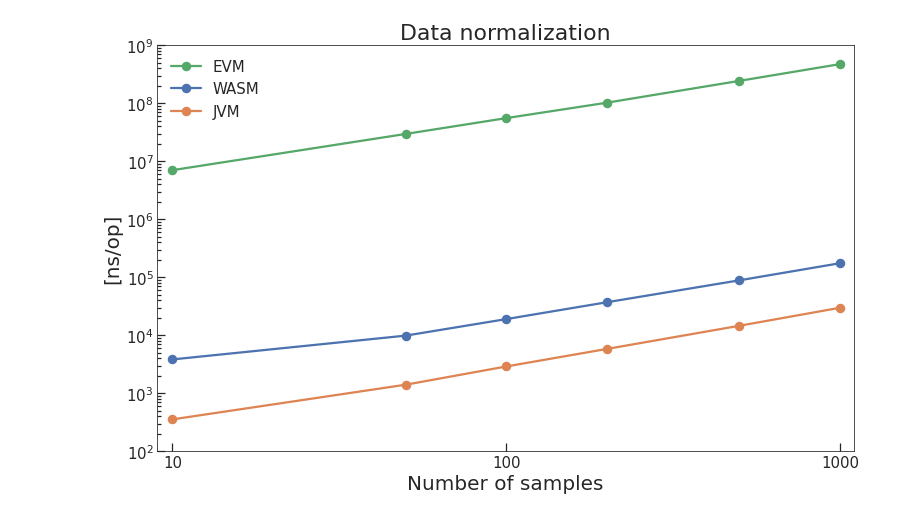
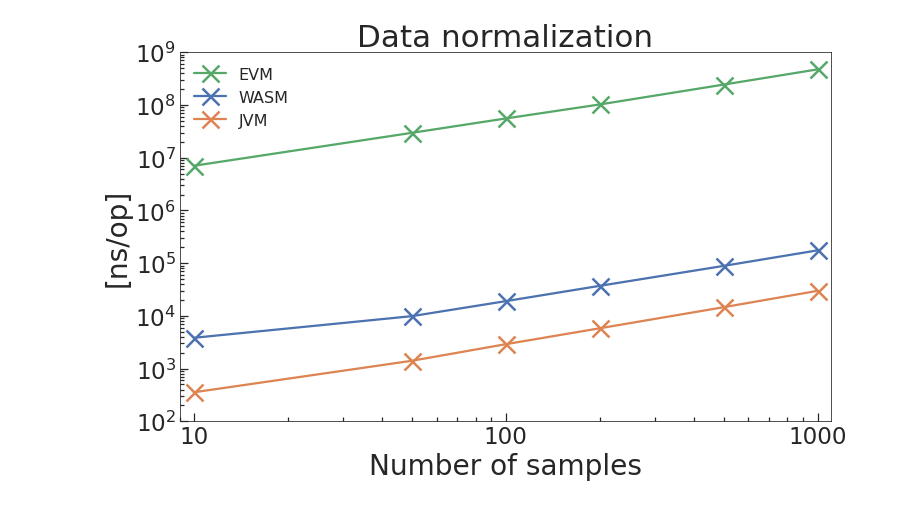
Before and after one commit to AlSchlo/BSc-Semester-Project, a Jupyter notebook: benchmarking-results.ipynb, the cells around one changed output. Cells and saved outputs as stored; diff of their text form; code cells hidden in the pictures.

```diff
--- a/benchmarking-results.ipynb
+++ b/benchmarking-results.ipynb
@@ -4,12 +4,12 @@ import matplotlib.ticker as tck
 import seaborn as sns
 # %%
 sns.set_style('ticks')
-plt.rc('axes', titlesize=19)
-plt.rc('axes', labelsize=20)
-plt.rc('xtick', labelsize=15)
-plt.rc('ytick', labelsize=15)
-plt.rc('legend', fontsize=15)
-plt.rc('font', size=16)
+plt.rc('axes', titlesize=30)
+plt.rc('axes', labelsize=28)
+plt.rc('xtick', labelsize=23)
+plt.rc('ytick', labelsize=23)
+plt.rc('legend', fontsize=16)
+plt.rc('font', size=22)
 # %%
 blue = sns.color_palette('deep')[0]
 orange = sns.color_palette('deep')[1]
@@ -74,41 +74,40 @@ wasmNo = [3837,9878,19030,37119,88854,175133]
 
 plt.figure(figsize=(11,7), tight_layout=True)
 
-plt.plot(samples, evmNo, 'o-', linewidth=2.25, markersize=8, mew=1.5, label='EVM', color=green)
-plt.plot(samples, wasmNo, 'o-', linewidth=2.25, markersize=8, mew=1.5, label='WASM', color=blue)
-plt.plot(samples, jvmNo, 'o-', linewidth=2.25, markersize=8, mew=1.5, label='JVM', color=orange)
+plt.plot(samples, evmNo, 'x-', linewidth=2.25, markersize=17, mew=2.5, label='EVM', color=green)
+plt.plot(samples, wasmNo, 'x-', linewidth=2.25, markersize=17, mew=2.5, label='WASM', color=blue)
+plt.plot(samples, jvmNo, 'x-', linewidth=2.25, markersize=17, mew=2.5, label='JVM', color=orange)
 
 
 plt.legend(loc="upper left", ncol=1, frameon=False)
 
-plt.title('Data normalization', fontsize=22)
+plt.title('Data normalization', fontsize=31)
 
 plt.xlabel('Number of samples')
 plt.ylabel('[ns/op]')
 
 plt.xscale('log')
 plt.yscale('log')
 
 ax = plt.gca()
 locmaj = tck.LogLocator(base=10,numticks=13)
 ax.yaxis.set_major_locator(locmaj)
 locmin = tck.LogLocator(base=10.0,subs=(0.2,0.3,0.4,0.5,0.6,0.7,0.8,0.9),numticks=13)
 ax.yaxis.set_minor_locator(locmin)
 ax.yaxis.set_minor_formatter(tck.NullFormatter())
 
-ax.xaxis.set_minor_locator(tck.NullLocator())
 ax.xaxis.set_major_formatter(tck.ScalarFormatter())
 
 plt.ylim(ymin = 100)
 plt.xlim(xmin = 9)
 
 plt.xlim(xmax = 1100)
 plt.ylim(ymax = 1e9)
 
 
 plt.tick_params(direction='in', length=4, width=1.25, grid_alpha=0.5, which='minor', axis='both', bottom=True, top=False, right=False, left=True)
 plt.tick_params(direction='in', length=8, width=1.25, grid_alpha=0.5, which='major', axis='both', bottom=True, top=False, right=False, left=True)
 
 plt.show()
 # %% [output]
-[figure, old version]
+[figure, new version]
```
Also changed, not shown: parts of 3 cells of this notebook.
